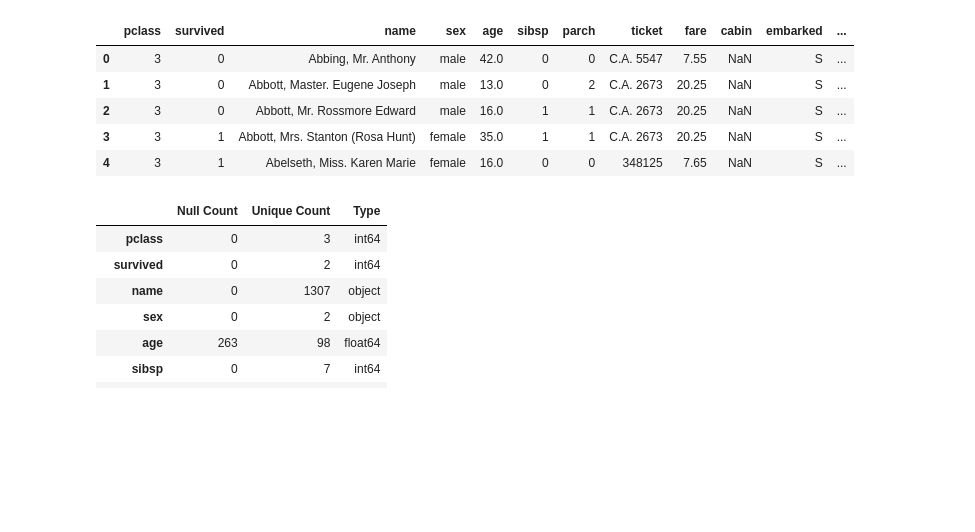
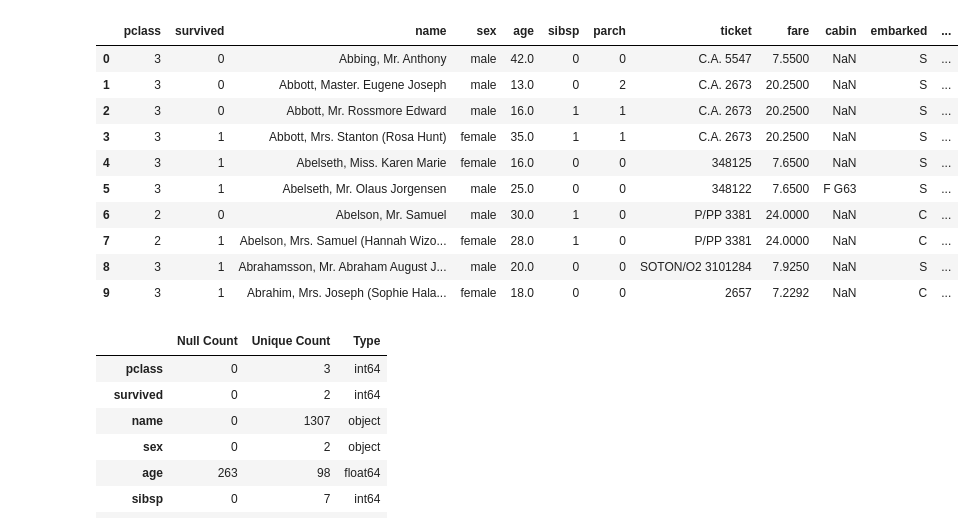
Before and after one commit to IvanBaroni/projects-in-data, a Jupyter notebook: Titanic_Dataset_Exploration_WIP.ipynb, the cells around one changed output. Saved outputs shown, nothing was run; the diff lists cells and outputs as text; code cells hidden in the pictures; blank space fills up the shorter version.

```diff
--- a/Titanic_Dataset_Exploration_WIP.ipynb
+++ b/Titanic_Dataset_Exploration_WIP.ipynb
@@ -3,22 +3,26 @@
 # %%
 import pandas as pd
 
 # Construct the download URL for the Google Sheet
 sheet_id = '1I0L6bt8ZF_vSeHNWHySBlsAkT1DNxJhWc3FmDaZTbzo'
 url = f'https://docs.google.com/spreadsheets/d/{sheet_id}/export?format=csv'
 
 # Read the data from the URL into a pandas DataFrame
 df = pd.read_csv(url)
 
-# Display the first 5 rows of the DataFrame
-display(df.head())
+display(df.head(10))
 # %% [output]
 |  | pclass | survived | name | sex | age | sibsp | parch | ticket | fare | cabin | embarked | ... |
-| 0 | 3 | 0 | Abbing, Mr. Anthony | male | 42.0 | 0 | 0 | C.A. 5547 | 7.55 | NaN | S | ... |
-| 1 | 3 | 0 | Abbott, Master. Eugene Joseph | male | 13.0 | 0 | 2 | C.A. 2673 | 20.25 | NaN | S | ... |
-| 2 | 3 | 0 | Abbott, Mr. Rossmore Edward | male | 16.0 | 1 | 1 | C.A. 2673 | 20.25 | NaN | S | ... |
-| 3 | 3 | 1 | Abbott, Mrs. Stanton (Rosa Hunt) | female | 35.0 | 1 | 1 | C.A. 2673 | 20.25 | NaN | S | ... |
-| 4 | 3 | 1 | Abelseth, Miss. Karen Marie | female | 16.0 | 0 | 0 | 348125 | 7.65 | NaN | S | ... |
+| 0 | 3 | 0 | Abbing, Mr. Anthony | male | 42.0 | 0 | 0 | C.A. 5547 | 7.5500 | NaN | S | ... |
+| 1 | 3 | 0 | Abbott, Master. Eugene Joseph | male | 13.0 | 0 | 2 | C.A. 2673 | 20.2500 | NaN | S | ... |
+| 2 | 3 | 0 | Abbott, Mr. Rossmore Edward | male | 16.0 | 1 | 1 | C.A. 2673 | 20.2500 | NaN | S | ... |
+| 3 | 3 | 1 | Abbott, Mrs. Stanton (Rosa Hunt) | female | 35.0 | 1 | 1 | C.A. 2673 | 20.2500 | NaN | S | ... |
+| 4 | 3 | 1 | Abelseth, Miss. Karen Marie | female | 16.0 | 0 | 0 | 348125 | 7.6500 | NaN | S | ... |
+| 5 | 3 | 1 | Abelseth, Mr. Olaus Jorgensen | male | 25.0 | 0 | 0 | 348122 | 7.6500 | F G63 | S | ... |
+| 6 | 2 | 0 | Abelson, Mr. Samuel | male | 30.0 | 1 | 0 | P/PP 3381 | 24.0000 | NaN | C | ... |
+| 7 | 2 | 1 | Abelson, Mrs. Samuel (Hannah Wizo... | female | 28.0 | 1 | 0 | P/PP 3381 | 24.0000 | NaN | C | ... |
+| 8 | 3 | 1 | Abrahamsson, Mr. Abraham August J... | male | 20.0 | 0 | 0 | SOTON/O2 3101284 | 7.9250 | NaN | S | ... |
+| 9 | 3 | 1 | Abrahim, Mrs. Joseph (Sophie Hala... | female | 18.0 | 0 | 0 | 2657 | 7.2292 | NaN | C | ... |
 # %%
 df_summary = pd.DataFrame({
     'Null Count': df.isnull().sum(),
```
Also changed, not shown: parts of 29 cells of this notebook.
